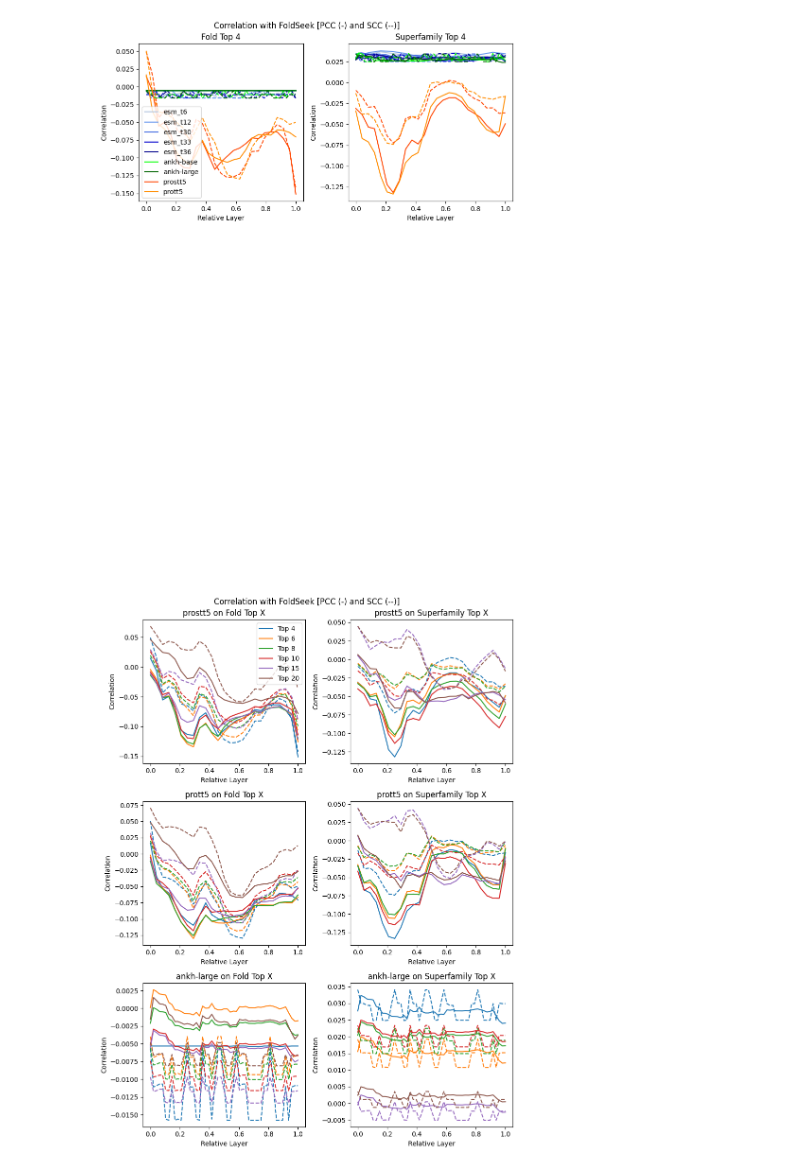
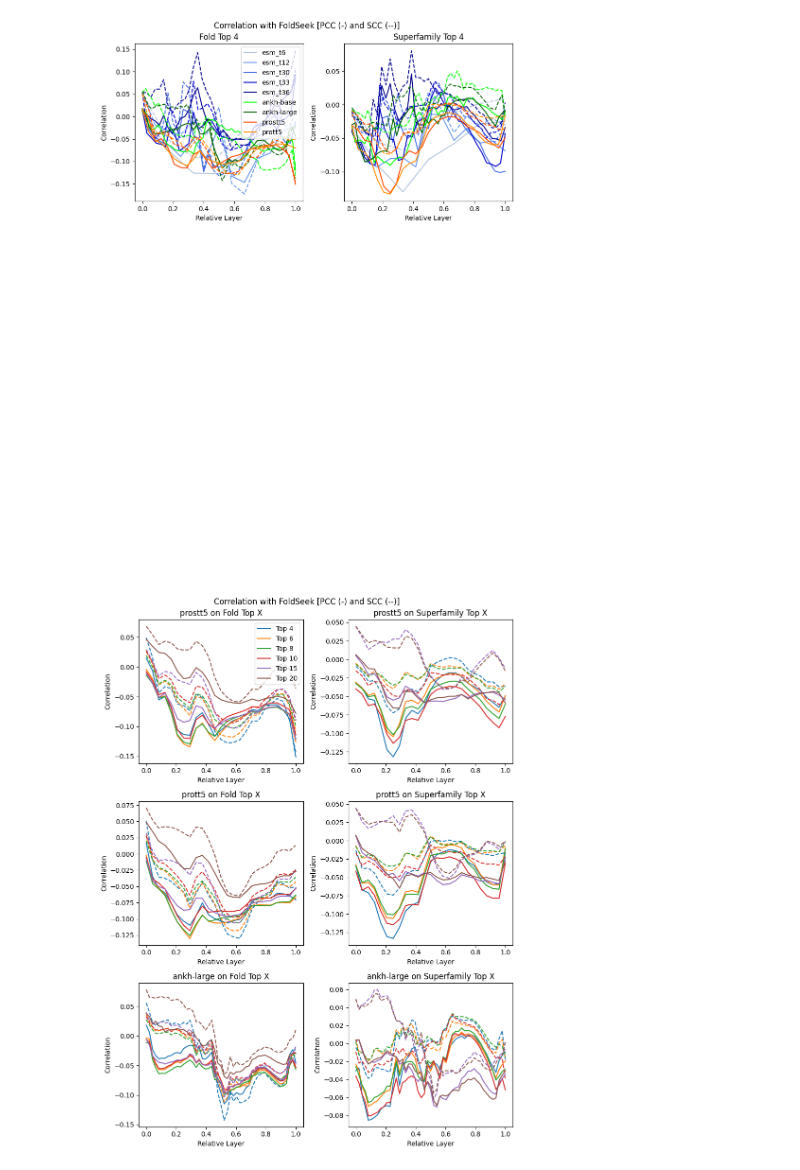
Before and after one commit to Old-Shatterhand/SMTB2025_solution, a Jupyter notebook: plot_correlations.ipynb, the cells around one changed output. Cells and saved outputs as stored; diff of their text form; code cells hidden in the pictures.

```diff
--- a/plot_correlations.ipynb
+++ b/plot_correlations.ipynb
@@ -57,7 +57,7 @@ for i, level in enumerate(["fold", "superfamily"]):
     for model in MODELS[:-1]:
         pearson, spearman = [], []
         for layer in range(LAYERS[model] + 1):
-            df = pd.read_csv(ROOT / model / "scope_40_208" / f"layer_{layer}" / f"correlations_{level}_4.pkl")
+            df = pd.read_csv(ROOT / model / "scope_40_208" / f"layer_{layer}" / f"correlations_{level}_4.csv")
             pearson.append(df["pearson"].values[0])
             spearman.append(df["spearman"].values[0])
         if RELATIVE:
@@ -83,7 +83,7 @@ plt.tight_layout()
 plt.savefig("figures/page11.pdf", dpi=300)
 plt.show()
 # %% [output]
-[figure, old version]
+[figure, new version]
 # %%
 fig = plt.figure(figsize=(9, 12))
 gs = gridspec.GridSpec(3, 2, figure=fig)
@@ -93,32 +93,32 @@ axs = [
     [fig.add_subplot(gs[2, 0]), fig.add_subplot(gs[2, 1])],
 ]
 
 colors = ["tab:blue", "tab:orange", "tab:green", "tab:red", "tab:purple", "tab:brown"]
 
 for i, level in enumerate(["fold", "superfamily"]):
     for j, model in enumerate(["prostt5", "prott5", "ankh-large"]):
         for c, num_classes in enumerate([4, 6, 8, 10, 15, 20]):
             pearson, spearman = [], []
             for layer in range(LAYERS[model] + 1):
-                df = pd.read_csv(ROOT / model / "scope_40_208" / f"layer_{layer}" / f"correlations_{level}_{num_classes}.pkl")
+                df = pd.read_csv(ROOT / model / "scope_40_208" / f"layer_{layer}" / f"correlations_{level}_{num_classes}.csv")
                 pearson.append(df["pearson"].values[0])
                 spearman.append(df["spearman"].values[0])
             if RELATIVE:
                 axs[j][i].plot(np.arange(0, 1 + 1e-5, 1 / (LAYERS[model])), pearson, color=colors[c], linestyle="solid", label=f"Top {num_classes}")
                 axs[j][i].plot(np.arange(0, 1 + 1e-5, 1 / (LAYERS[model])), spearman, color=colors[c], linestyle="dashed")
             else:
                 axs[j][i].plot(pearson, label=model, linestyle="solid")
                 axs[j][i].plot(spearman, label=model, linestyle="dashed")
 
         axs[j][i].set_xlabel(("Relative" if RELATIVE else "Absolute") + " Layer")
         axs[j][i].set_ylabel("Correlation")
         axs[j][i].set_title(f"{model} on {level.capitalize()} Top X")
 
 axs[0][0].legend()
 
 plt.suptitle("Correlation with FoldSeek [PCC (-) and SCC (--)]")
 plt.tight_layout()
 plt.savefig("figures/page12.pdf", dpi=300)
 plt.show()
 # %% [output]
-[figure, old version]
+[figure, new version]
```
Also changed, not shown: 1 other file.
